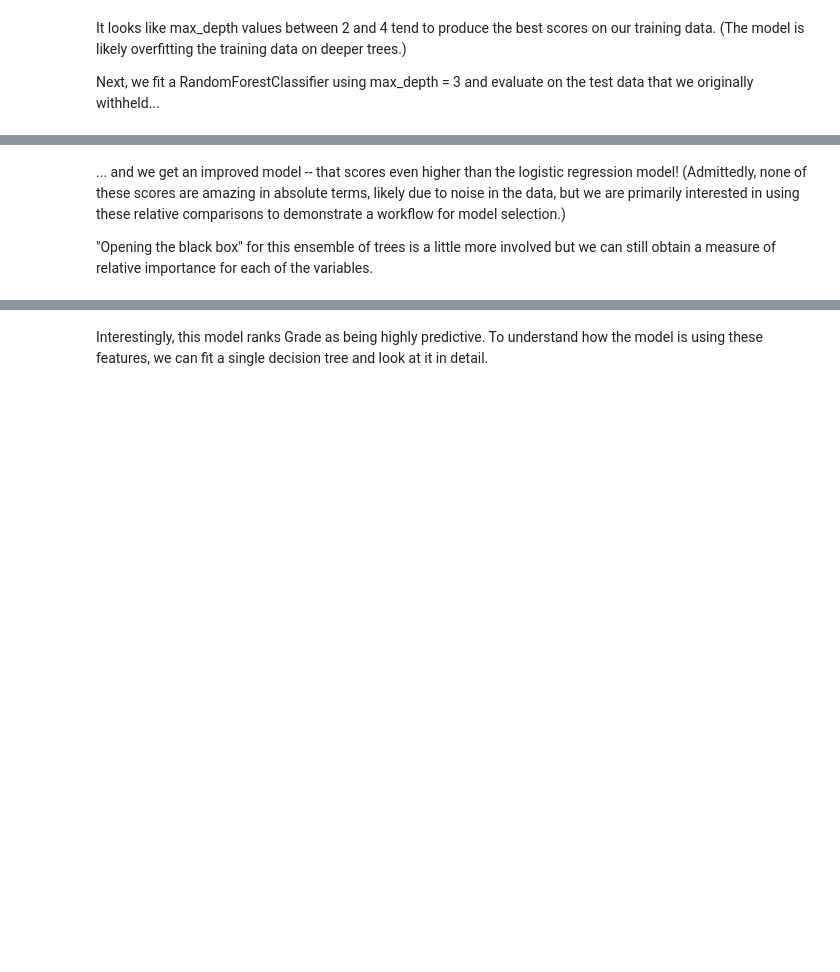
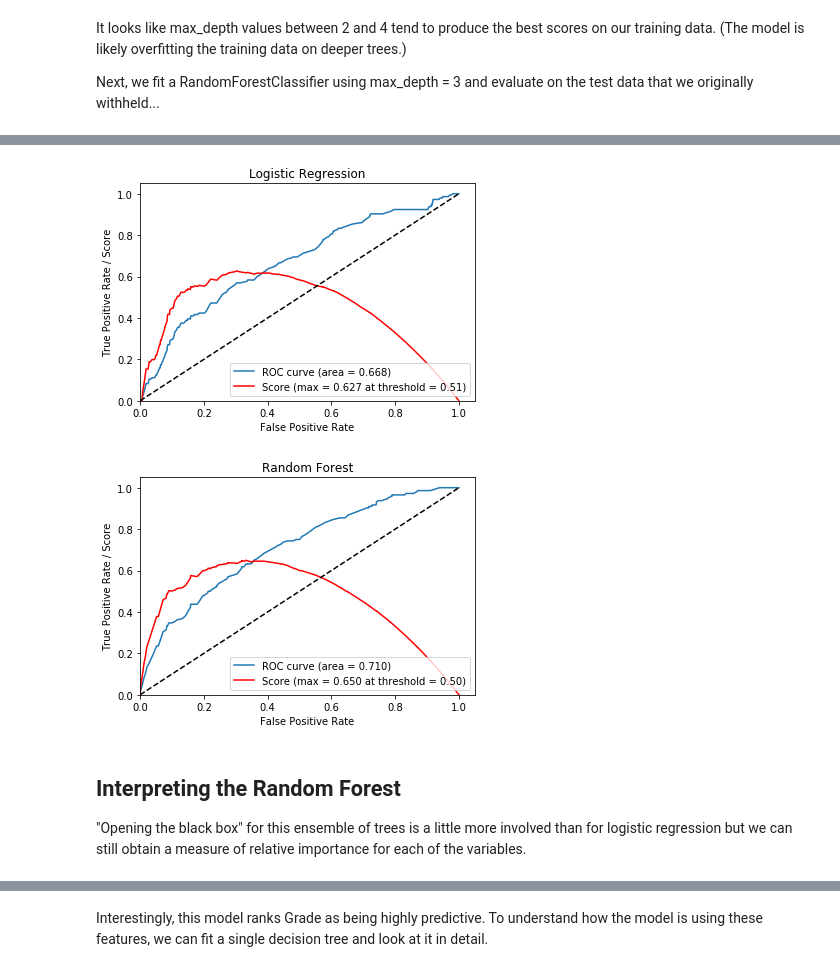
Before and after one commit to brantjones/portfolio, a Jupyter notebook: student_major/analysis.ipynb, the cells around one changed output, grey strips where cells are left out. Cells and saved outputs as stored; diff of their text form; code cells hidden in the pictures; blank space fills up the shorter version.

```diff
--- a/student_major/analysis.ipynb
+++ b/student_major/analysis.ipynb
@@ -405,7 +415,34 @@ score =  0.6149344819142456
+# %%
+from sklearn.metrics import roc_curve, auc
+
+def score_plot(name, y_true, y_score):
+    #  y_score = probability of DROP=1, e.g. model.predict_proba(X_test)[:,1]
+    fpr, tpr, thresholds = roc_curve(y_true, y_score)
+    roc_auc = auc(fpr, tpr)
+    # uses the same custom score function, just written in terms of true/false positive rates.
+    scores = 2*tpr*(1-fpr)/(tpr+1-fpr)
+    ms_index, max_score = max(enumerate(scores), key=lambda t : t[1])
+    best_thresh = thresholds[ms_index]
+    plt.plot(fpr, tpr, label='ROC curve (area = %0.3f)' % roc_auc)
+    plt.plot(fpr, 2*tpr*(1-fpr)/(tpr+1-fpr), color='r', label='Score (max = %0.3f at threshold = %0.2f)' % (max_score, best_thresh))
+    plt.plot([0, 1], [0, 1], 'k--')
+    plt.xlim([0.0, 1.05])
+    plt.ylim([0.0, 1.05])
+    plt.xlabel('False Positive Rate')
+    plt.ylabel('True Positive Rate / Score')
+    plt.title(name)
+    plt.legend(loc="lower right")
+    plt.show()
+
+score_plot("Logistic Regression", y_test, l2_model.predict_proba(X_test)[:,1])
+score_plot("Random Forest", y_test, model.predict_proba(X_test)[:,1])
+# %% [output]
+[figure, added]
+[figure, added]
 # %% [markdown]
-... and we get an improved model -- that scores even higher than the logistic regression model!  (Admittedly, none of these scores are amazing in absolute terms, likely due to noise in the data, but we are primarily interested in using these relative comparisons to demonstrate a workflow for model selection.)
+## Interpreting the Random Forest
 
-"Opening the black box" for this ensemble of trees is a little more involved but we can still obtain a measure of relative importance for each of the variables.
+"Opening the black box" for this ensemble of trees is a little more involved than for logistic regression but we can still obtain a measure of relative importance for each of the variables.
 # %%
 def plot_feature_importances(model, Xrs_train):
     importances = model.feature_importances_
```
Also changed, not shown: parts of 13 cells of this notebook.
